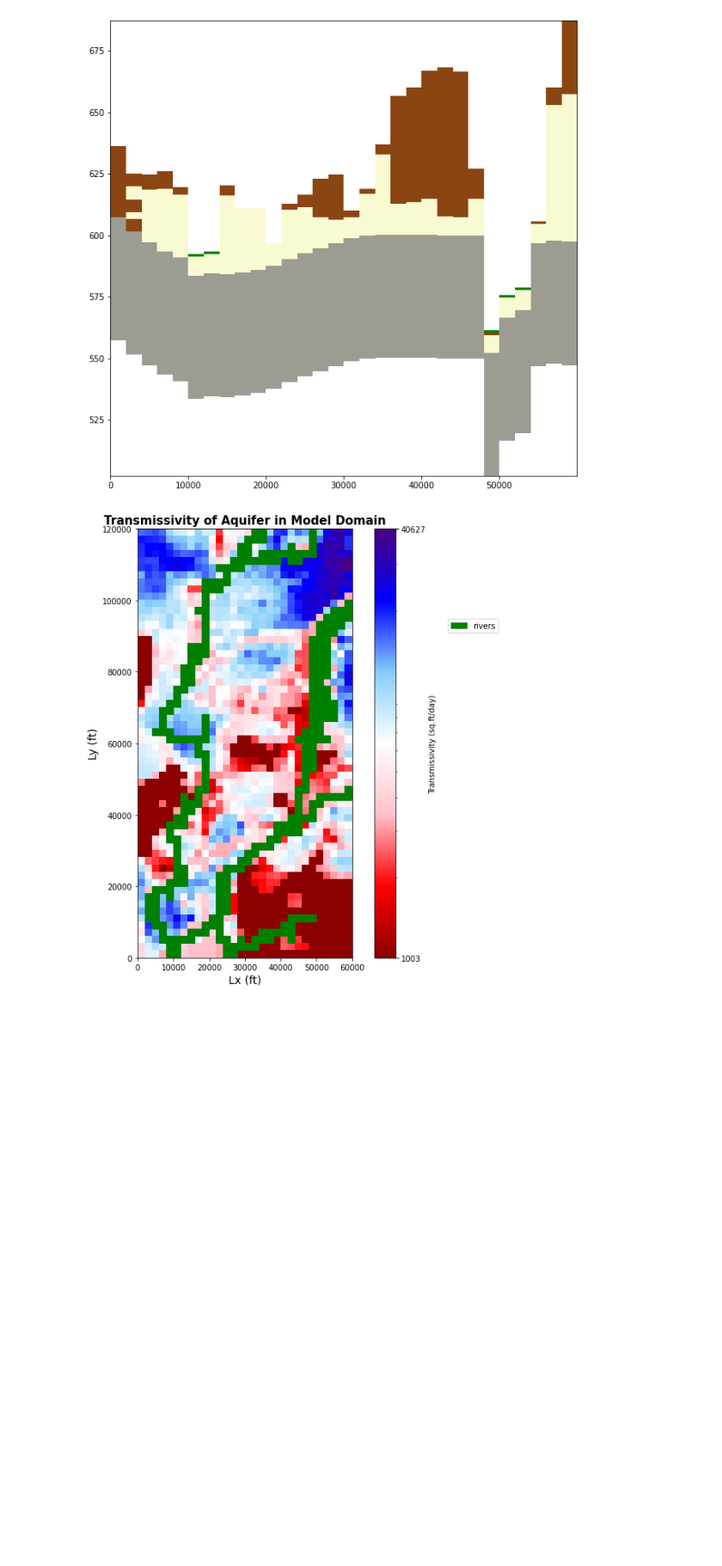
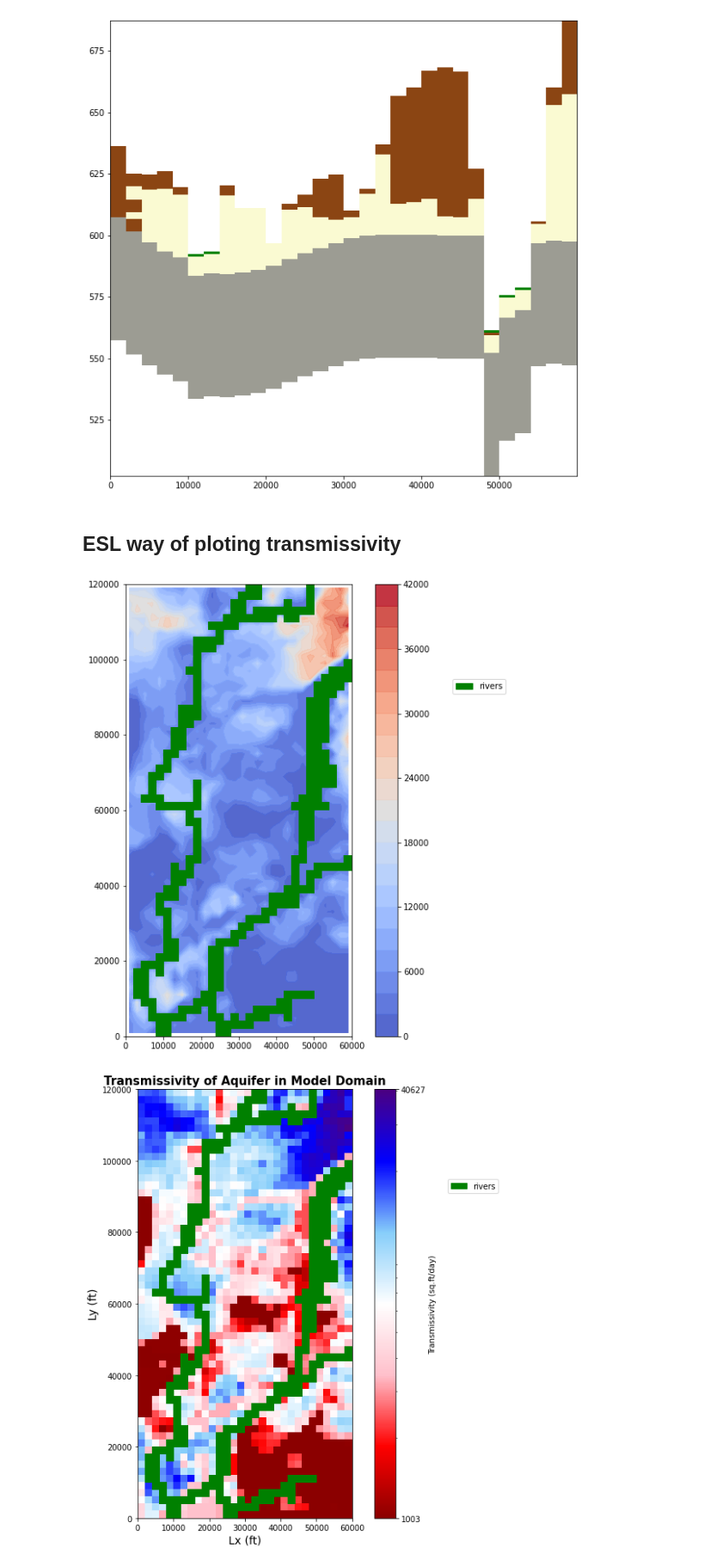
Before and after one commit to dbabrams/ShallowDolomite_Group, a Jupyter notebook: Summer2020_Model/WillCounty_Summer2020.ipynb, the cells around one changed output. Shown at 86% size. Drawn from its saved outputs; the diff is of its cells as text; code cells hidden in the pictures; blank space fills up the shorter version.

```diff
--- a/Summer2020_Model/WillCounty_Summer2020.ipynb
+++ b/Summer2020_Model/WillCounty_Summer2020.ipynb
@@ -601,6 +618,24 @@ rvr = modelxsect.plot_bc(ftype='RIV')
 modelxsect.plot_ibound()
 # %% [output]
 [figure]
+# %% [markdown]
+## ESL way of ploting transmissivity
+# %%
+'''Plot Transmissivity'''
+#Horizontal T = sum k of each layer * layer thickness
+Thz=sum([k for k in khlayers])*laythick-kl10*laythick+kl10*bothick
+T_flipped = np.flipud(Thz)
+#----------------------------------------------------------------------------
+plt.figure(figsize=(10,10)) #create 10 x 10 figure
+modelmap = flopy.plot.map.PlotMapView(model=m, layer=0) #use plotmapview to attach plot to model
+plt.colorbar(plt.contourf(X, Y, T_flipped, 20, alpha=0.9,
+                          cmap=plt.cm.coolwarm))  # Plot the transmissivity
+rvr = modelmap.plot_bc(ftype='RIV')
+plt.legend(handles=[mp.patches.Patch(color='green', label='rivers')], bbox_to_anchor=(1.7,0.8))
+
+plt.show()
+# %% [output]
+[figure, added]
 # %%
 '''Plot Transmissivity'''
 #Horizontal T = sum k of each layer * layer thickness
```
Also changed, not shown: parts of 8 cells of this notebook.
